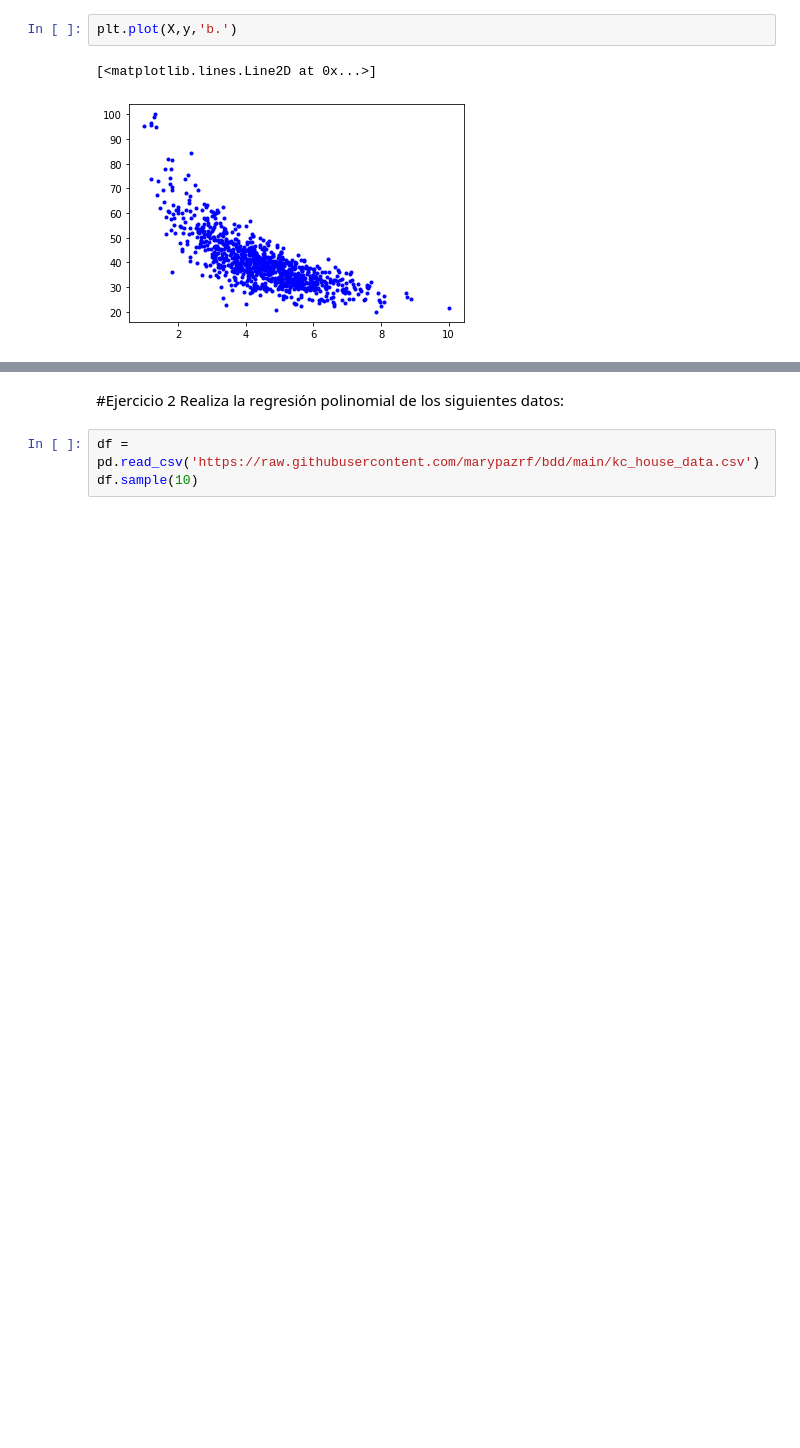
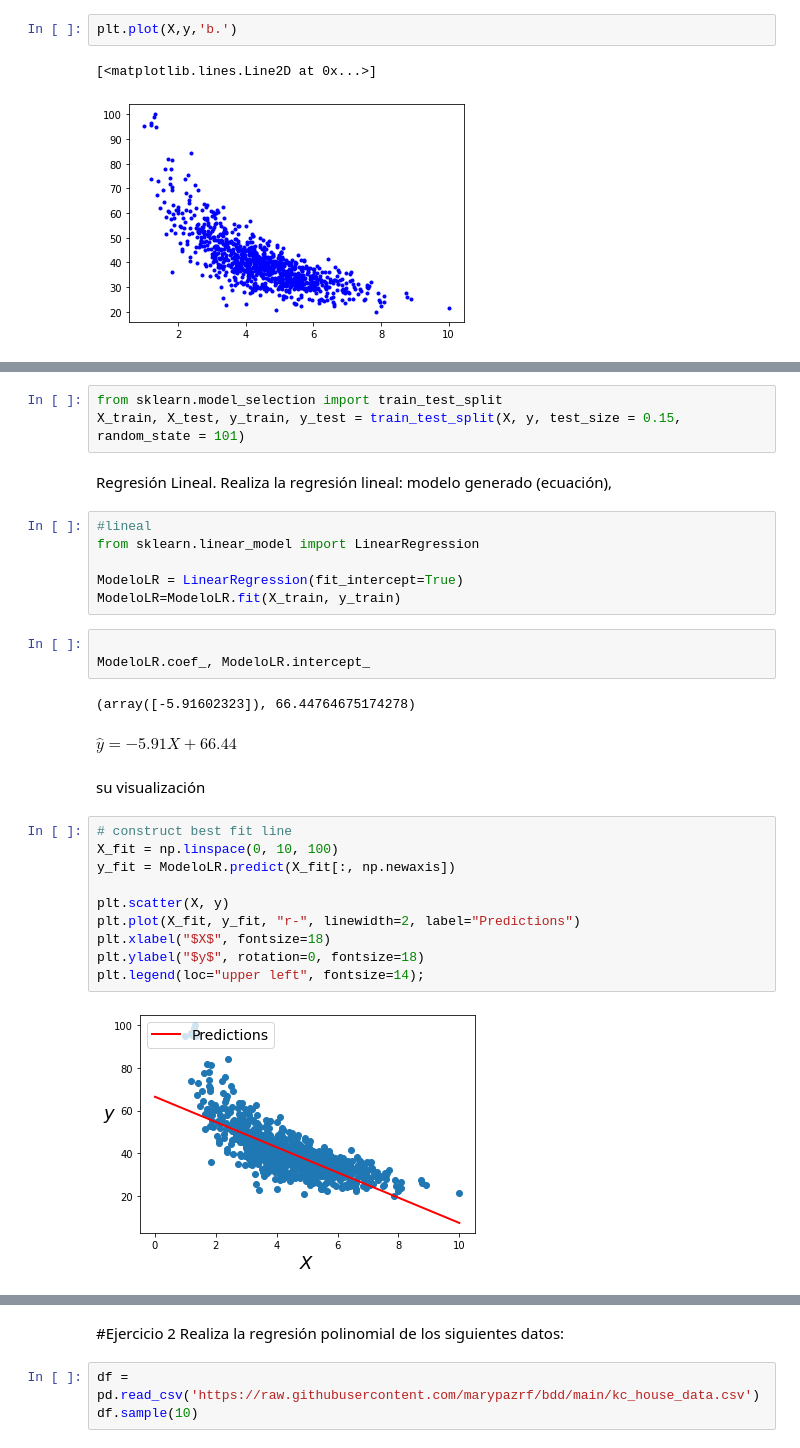
Before and after one commit to PosgradoMNA/actividades-de-aprendizaje-A01081266, a Jupyter notebook: A01081266TecMty_Regresion_lineal_polinomial.ipynb, the cells around one changed output, grey strips where cells are left out. Drawn from its saved outputs; the diff is of its cells as text; blank space fills up the shorter version.

```diff
--- a/A01081266TecMty_Regresion_lineal_polinomial.ipynb
+++ b/A01081266TecMty_Regresion_lineal_polinomial.ipynb
@@ -308,0 +316,33 @@ plt.plot(X,y,'b.')
+# %%
+from sklearn.model_selection import train_test_split
+X_train, X_test, y_train, y_test = train_test_split(X, y, test_size = 0.15, random_state = 101)
+# %% [markdown]
+Regresión Lineal.
+Realiza la regresión lineal: modelo generado (ecuación),
+# %%
+#lineal
+from sklearn.linear_model import LinearRegression
+
+ModeloLR = LinearRegression(fit_intercept=True)
+ModeloLR=ModeloLR.fit(X_train, y_train)
+# %%
+
+ModeloLR.coef_, ModeloLR.intercept_
+# %% [output]
+(array([-5.91602323]), 66.44764675174278)
+# %% [markdown]
+$\hat{y} =  -5.91X + 66.44$
+# %% [markdown]
+su visualización
+# %%
+# construct best fit line
+X_fit = np.linspace(0, 10, 100)
+y_fit = ModeloLR.predict(X_fit[:, np.newaxis])
+
+plt.scatter(X, y)
+plt.plot(X_fit, y_fit, "r-", linewidth=2, label="Predictions")
+plt.xlabel("$X$", fontsize=18)
+plt.ylabel("$y$", rotation=0, fontsize=18)
+plt.legend(loc="upper left", fontsize=14);
+# %% [output]
+[figure, added]
```
Also changed, not shown: parts of 40 cells of this notebook.
